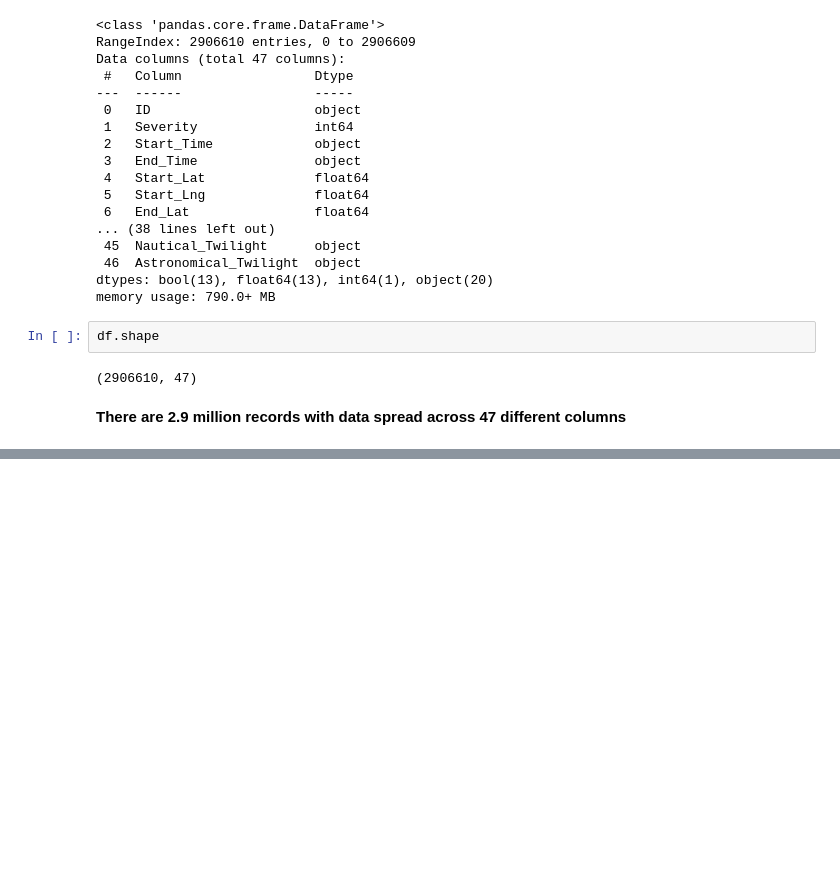
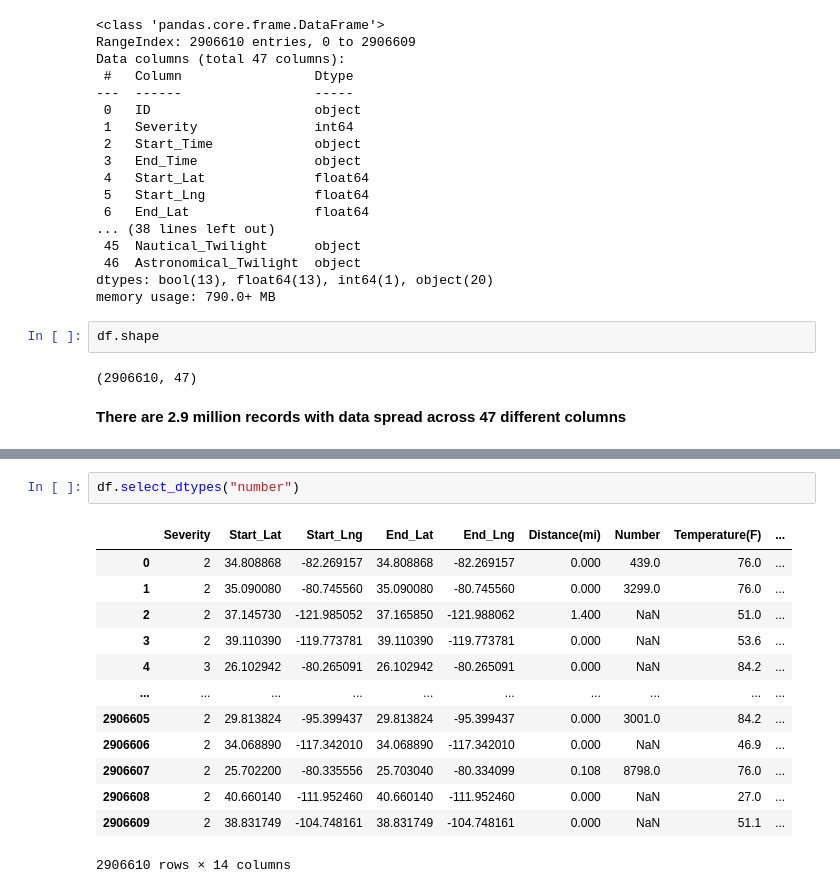
Before and after one commit to Harshit-Chaturvedi/us_accidents_analysis, a Jupyter notebook: us-accidents-analysis.ipynb, the cells around one changed output, grey strips where cells are left out. Saved outputs shown, nothing was run; the diff lists cells and outputs as text; blank space fills up the shorter version.

```diff
--- a/us-accidents-analysis.ipynb
+++ b/us-accidents-analysis.ipynb
@@ -73,3 +73,19 @@ df.describe()
 | 50% | 2.000000e+00 | 3.609977e+01 | -9.116690e+01 | 3.605898e+01 | -9.105163e+01 | 0.000000e+00 | 3.093000e+03 | 6.300000e+01 | ... |
 | 75% | 3.000000e+00 | 4.037505e+01 | -8.085814e+01 | 4.033133e+01 | -8.084679e+01 | 2.790000e-01 | 7.976000e+03 | 7.500000e+01 | ... |
 | max | 4.000000e+00 | 4.900220e+01 | -6.711317e+01 | 4.907500e+01 | -6.710924e+01 | 3.336300e+02 | 9.999997e+06 | 2.030000e+02 | ... |
+# %%
+df.select_dtypes("number")
+# %% [output]
+|  | Severity | Start_Lat | Start_Lng | End_Lat | End_Lng | Distance(mi) | Number | Temperature(F) | ... |
+| 0 | 2 | 34.808868 | -82.269157 | 34.808868 | -82.269157 | 0.000 | 439.0 | 76.0 | ... |
+| 1 | 2 | 35.090080 | -80.745560 | 35.090080 | -80.745560 | 0.000 | 3299.0 | 76.0 | ... |
+| 2 | 2 | 37.145730 | -121.985052 | 37.165850 | -121.988062 | 1.400 | NaN | 51.0 | ... |
+| 3 | 2 | 39.110390 | -119.773781 | 39.110390 | -119.773781 | 0.000 | NaN | 53.6 | ... |
+| 4 | 3 | 26.102942 | -80.265091 | 26.102942 | -80.265091 | 0.000 | NaN | 84.2 | ... |
+| ... | ... | ... | ... | ... | ... | ... | ... | ... | ... |
+| 2906605 | 2 | 29.813824 | -95.399437 | 29.813824 | -95.399437 | 0.000 | 3001.0 | 84.2 | ... |
+| 2906606 | 2 | 34.068890 | -117.342010 | 34.068890 | -117.342010 | 0.000 | NaN | 46.9 | ... |
+| 2906607 | 2 | 25.702200 | -80.335556 | 25.703040 | -80.334099 | 0.108 | 8798.0 | 76.0 | ... |
+| 2906608 | 2 | 40.660140 | -111.952460 | 40.660140 | -111.952460 | 0.000 | NaN | 27.0 | ... |
+| 2906609 | 2 | 38.831749 | -104.748161 | 38.831749 | -104.748161 | 0.000 | NaN | 51.1 | ... |
+2906610 rows × 14 columns
```
Also changed, not shown: parts of 8 cells of this notebook.
